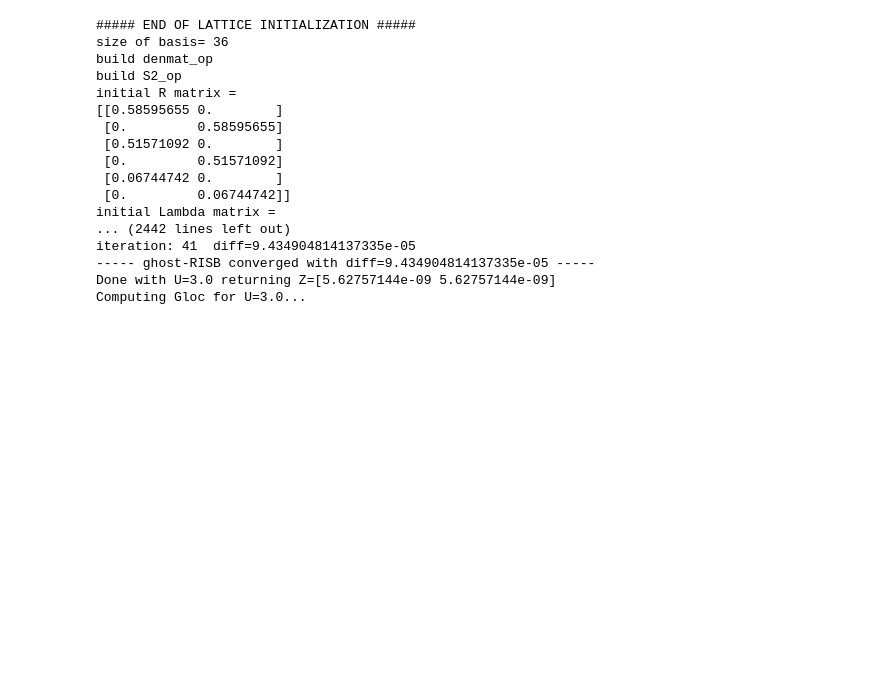
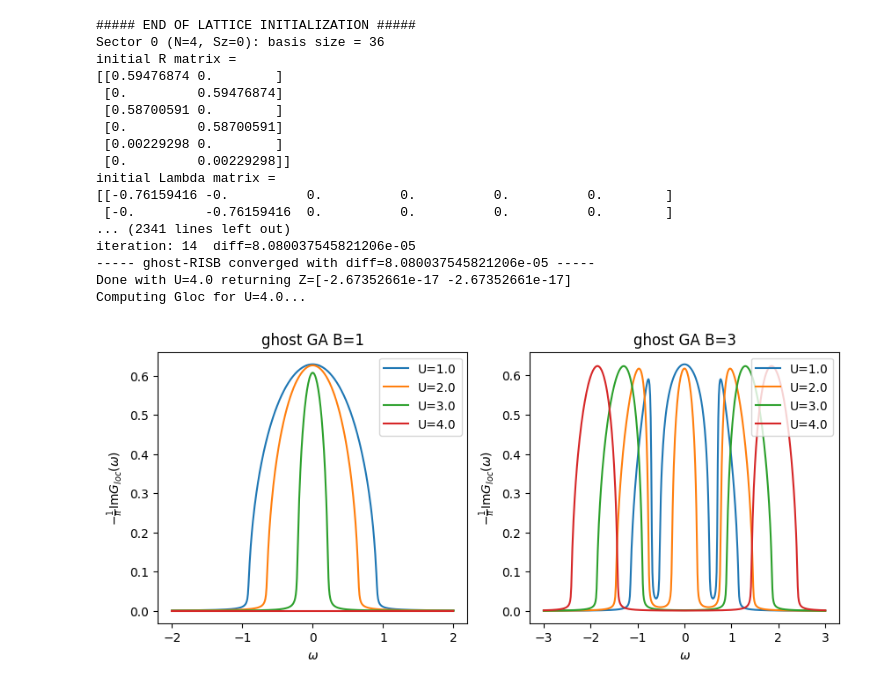
Before and after one commit to TRIQS/gem, a Jupyter notebook: examples/Bethe_1orb.ipynb, the cells around one changed output. Saved outputs shown, nothing was run; the diff lists cells and outputs as text; code cells hidden in the pictures; blank space fills up the shorter version.

Commit message:
Updated some examples

```diff
--- a/examples/Bethe_1orb.ipynb
+++ b/examples/Bethe_1orb.ipynb
@@ -43,7 +43,7 @@ R0=None
 #Build the lattice objects for the calculation
 lattice = Lattice(eks, wk_list=wks)
 
-w_list = np.linspace(-2, 2, 501) + 1j*3e-3
+w_list = np.linspace(-3., 3., 501)
 Z_list = [] # list to store the quasiparticle weights for each U
 Gloc_list = [] # list to store the local Green's function for each U
 
@@ -59,7 +59,9 @@ for iU, U in enumerate(U_list):
     Utensor[1,1,0,0] = U
 
     # Construct the fragment object
-    edsolver = SimpleED(ntot, use_Ntot=True, use_Sz=True, dtype=np.complex128)
+    edsolver = SimpleED(ntot, use_Ntot=True, use_Sz=True,
+                        N_sector=ntot//2, Sz_sector=0,
+                        dtype=np.complex128)
     fragment = Fragment(nimp, nbath, eloc, Utensor, edsolver, Lambda=Lambda0, R=R0, verbose=2)
 
     for it in range(itmax):
@@ -71,7 +73,7 @@ for iU, U in enumerate(U_list):
         fragment.update_hybridization(T=T)
 
         # Step 3: solve the impurity problem to get the new update matrices for the self-energy
-        fragment.solve_impurity(mu, T=T, num_eig=10, spin_pen=spin_pen)
+        fragment.solve_impurity(mu, T=T, num_eig=1, spin_pen=spin_pen)
 
         Lambda_old = fragment.Lambda.copy()
         R_old = fragment.R.copy()
@@ -107,7 +109,6 @@ for iU, U in enumerate(U_list):
             break
     Z = fragment.compute_Z()
     print(f'Done with U={U} returning Z={np.diag(Z.real)}')
-    time.sleep(1)
 
     Lambda0 = fragment.Lambda.copy()
     R0 = fragment.R.copy()
@@ -116,19 +117,37 @@ for iU, U in enumerate(U_list):
     Gloc_list.append(lattice.compute_Gloc(w_list, [fragment]))
 # %% [output]
 ##### END OF LATTICE INITIALIZATION #####
-size of basis= 36
-build denmat_op
-build S2_op
+Sector 0 (N=4, Sz=0): basis size = 36
 initial R matrix =
-[[0.58595655 0.        ]
- [0.         0.58595655]
- [0.51571092 0.        ]
- [0.         0.51571092]
- [0.06744742 0.        ]
- [0.         0.06744742]]
+[[0.59476874 0.        ]
+ [0.         0.59476874]
+ [0.58700591 0.        ]
+ [0.         0.58700591]
+ [0.00229298 0.        ]
+ [0.         0.00229298]]
 initial Lambda matrix =
-... (2442 lines left out)
-iteration: 41  diff=9.434904814137335e-05
------ ghost-RISB converged with diff=9.434904814137335e-05 -----
-Done with U=3.0 returning Z=[5.62757144e-09 5.62757144e-09]
-Computing Gloc for U=3.0...
+[[-0.76159416 -0.          0.          0.          0.          0.        ]
+ [-0.         -0.76159416  0.          0.          0.          0.        ]
+... (2341 lines left out)
+iteration: 14  diff=8.080037545821206e-05
+----- ghost-RISB converged with diff=8.080037545821206e-05 -----
+Done with U=4.0 returning Z=[-2.67352661e-17 -2.67352661e-17]
+Computing Gloc for U=4.0...
+# %%
+Gloc_list_B3=Gloc_list.copy()
+w_list_B3=w_list.copy()
+fig, axs = plt.subplots(1, 2, figsize=(10,4))
+for iU,U in enumerate(U_list):
+    if iU%2==0 : continue
+    axs[0].plot(w_list_B1, -(1/np.pi)*Gloc_list_B1[iU][:,0,0].imag, label=f'U={U:.1f}')
+    axs[1].plot(w_list, -(1/np.pi)*Gloc_list_B3[iU][:,0,0].imag, label=f'U={U:.1f}')
+
+for i in range(2):
+    axs[i].set_xlabel(r'$\omega$')
+    axs[i].set_ylabel(r'$-\frac{1}{\pi} \mathrm{Im} G_{loc}(\omega)$')
+    axs[i].legend(loc='upper right')
+axs[0].set_title('ghost GA B=1')
+axs[1].set_title('ghost GA B=3')
+plt.savefig('Example_1_fig_2.png', dpi=300)
+# %% [output]
+[figure, added]
```
Also changed, not shown: parts of 7 cells of this notebook, 2 other files.
